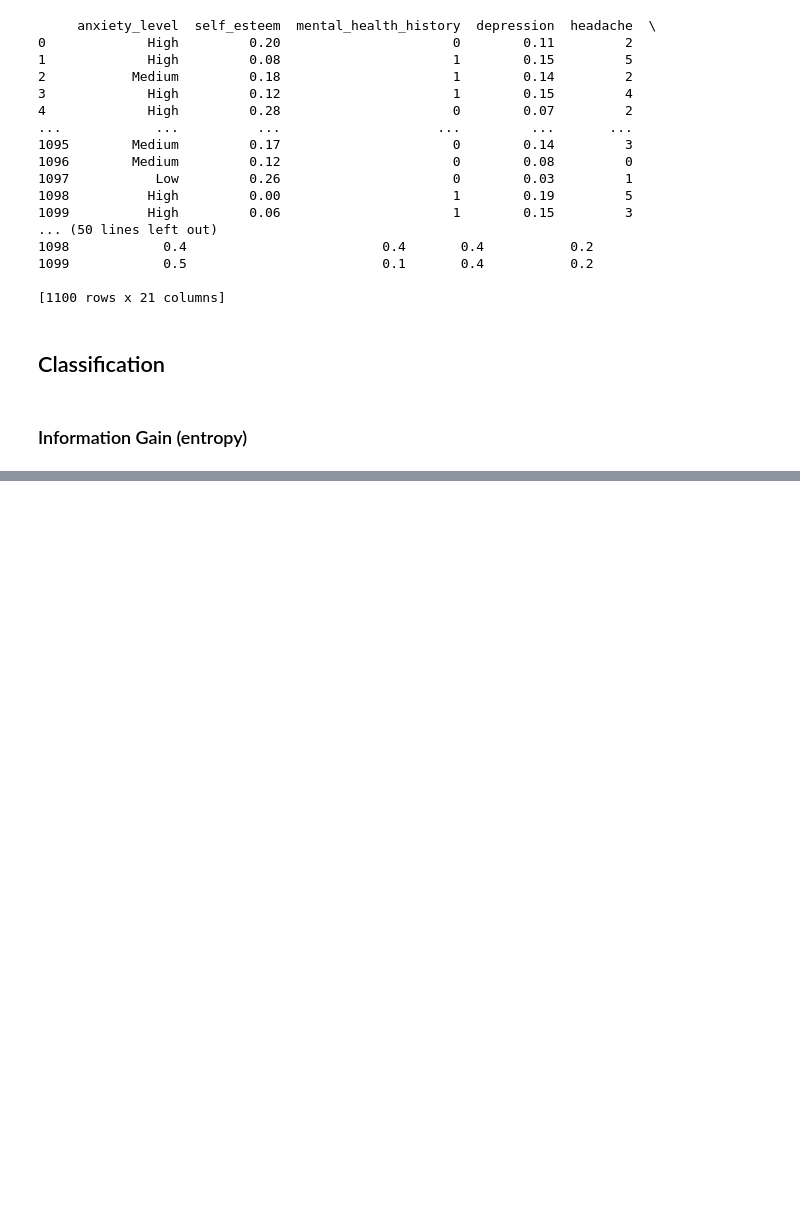
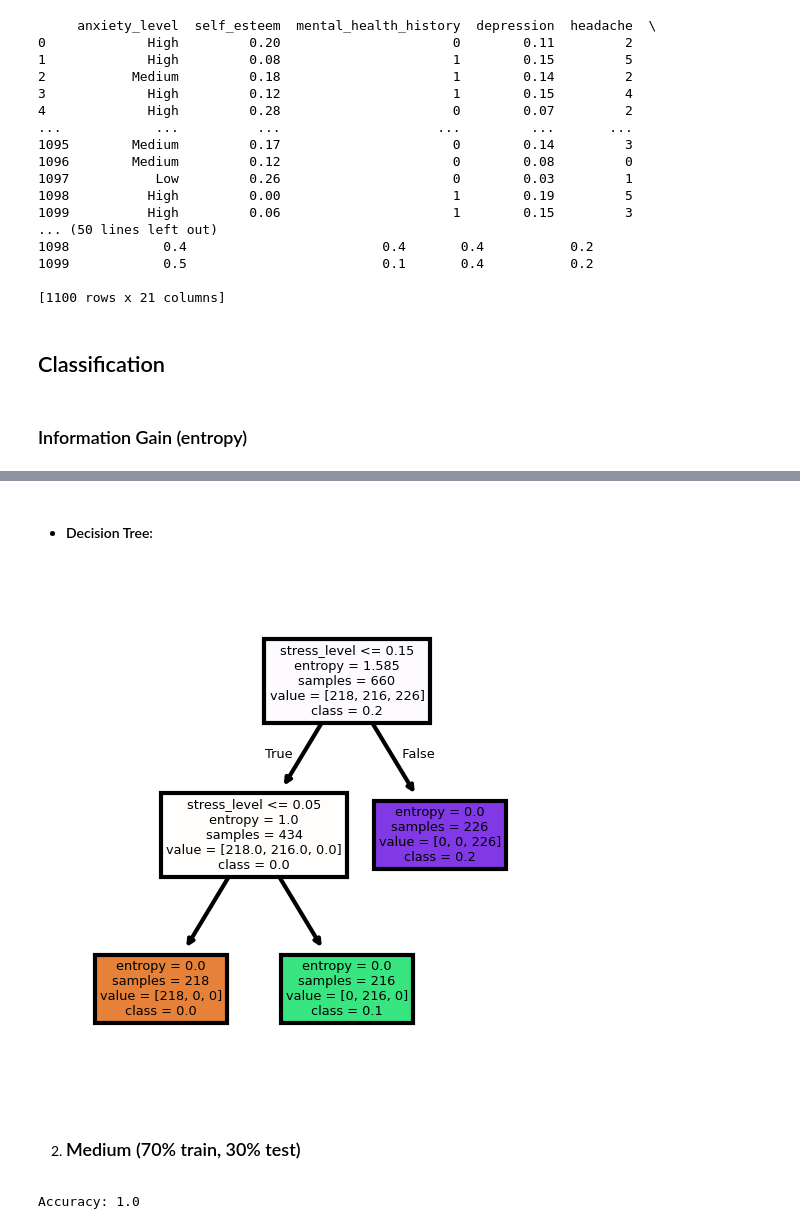
Before and after one commit to Jana18kh/Project, a Jupyter notebook: Project.ipynb, the cells around one changed output, grey strips where cells are left out. Cells and saved outputs as stored; diff of their text form; code cells hidden in the pictures; blank space fills up the shorter version.

Commit message:
classi

```diff
--- a/Project.ipynb
+++ b/Project.ipynb
@@ -577,0 +579,69 @@ plt.show()
+# %% [markdown]
+- #### Decision Tree:
+# %%
+from sklearn import tree
+from sklearn.preprocessing import LabelEncoder
+
+# Convert all feature columns to numeric types if applicable
+for col in fn1:
+    df[col] = pd.to_numeric(df[col], errors='coerce')
+
+# Re-encode the target variable as strings for compatibility with plot_tree
+le1 = LabelEncoder()
+y1 = le1.fit_transform(df['stress_level'])
+class_names1 = [str(class_label) for class_label in le1.classes_]
+
+# Split dataset into features and target variable
+X1 = df[fn1] # Features
+y1 = le1.fit_transform(df['stress_level'])  # Target encoded as numbers for fitting
+
+# Split data into training and test sets
+X_train1, X_test1, y_train1, y_test1 = train_test_split(X1, y1, test_size=0.4, random_state=1)
+
+# Train Decision Tree Classifier
+clf1 = DecisionTreeClassifier(criterion="entropy")
+clf1.fit(X_train1, y_train1)
+
+# Set up the plot
+fig, axes = plt.subplots(nrows=1, ncols=1, figsize=(2, 2), dpi=300)
+
+# Plot the decision tree
+tree.plot_tree(
+    clf1,
+    feature_names=fn1,       # Ensure feature names are strings
+    class_names=class_names1,  # Use encoded class names as strings
+    filled=True
+)
+
+# Display the plot
+plt.show()
+# %% [output]
+[figure, added]
+# %% [markdown]
+2. ### Medium (70% train, 30% test)
+# %%
+# Feature Selection
+fn2 = df.keys().tolist()[1:]
+X2 = df[fn2]
+y2 = df['stress_level']
+
+# Encode target variable to numerical values
+le2 = LabelEncoder()
+y_encoded2 = le2.fit_transform(y)
+
+# Splitting Data into 70% training and 30% testing subsets
+X_train2, X_test2, y_train2, y_test2 = train_test_split(X2, y_encoded2, test_size=0.3, random_state=1)
+
+# Bulding decision tree model
+clf2 = DecisionTreeClassifier(criterion='entropy')
+
+# Train Decision Tree Classifier
+clf2 = clf2.fit(X_train2, y_train2)
+
+# Predict the response for test dataset
+y_pred2 = clf2.predict(X_test2)
+
+# Evaluating the model
+print("Accuracy:", metrics.accuracy_score(y_test2, y_pred2))
+# %% [output]
+Accuracy: 1.0
```
Also changed, not shown: parts of 33 cells of this notebook, 1 other file.
